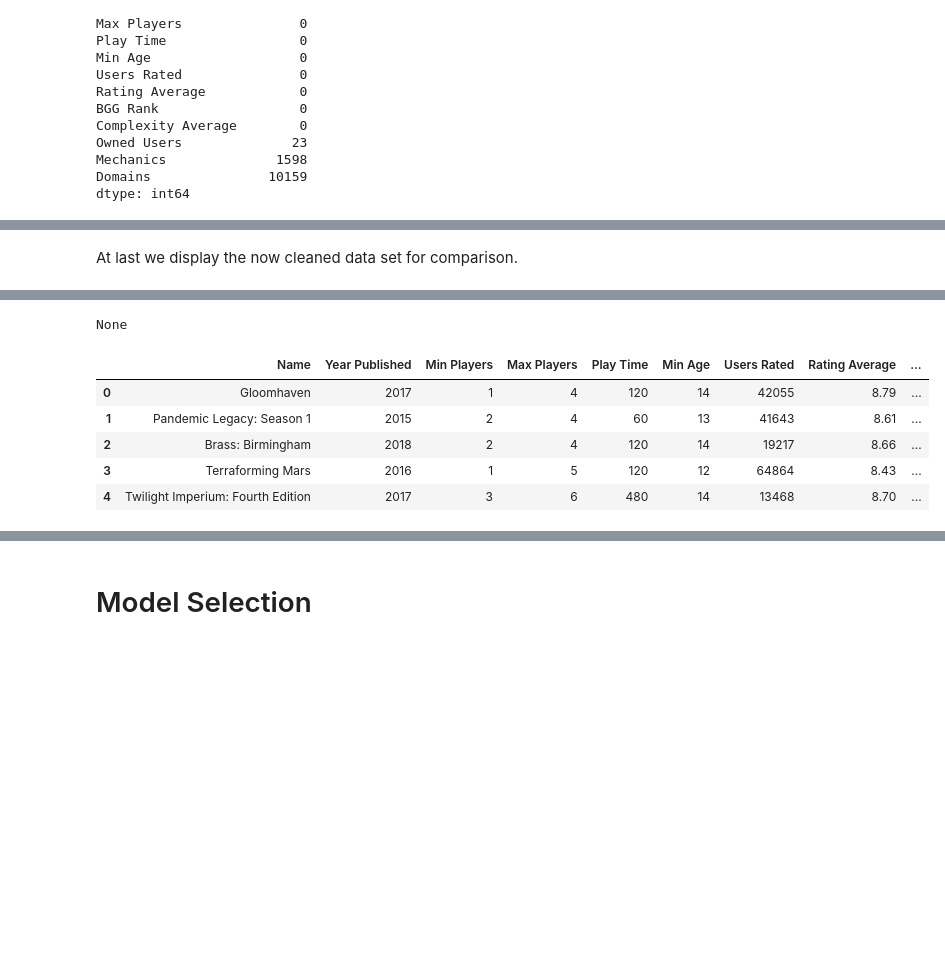
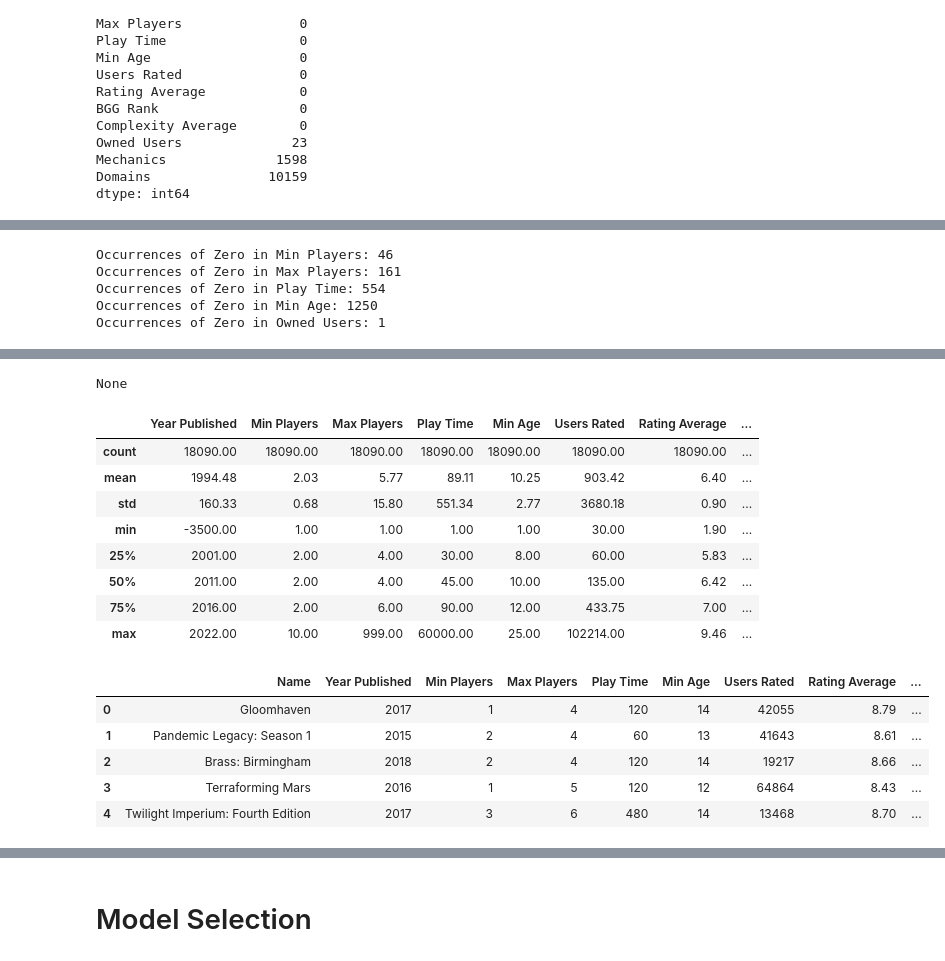
Before and after one commit to AlexanderAdel/dopp-board-games, a Jupyter notebook: jupyter-notebook.ipynb, the cells around one changed output, grey strips where cells are left out. Saved outputs shown, nothing was run; the diff lists cells and outputs as text; code cells hidden in the pictures; blank space fills up the shorter version.

```diff
--- a/jupyter-notebook.ipynb
+++ b/jupyter-notebook.ipynb
@@ -147,8 +182,38 @@ plt.show()
-# %% [markdown]
-At last we display the now cleaned data set for comparison.
+# %%
+# Now, missing data does not necessarily mean empty or nan but it is rather the lack of information,
+# For example, in the columns ['Min Players', 'Max Players', 'Play Time', 'Min Age', 'Owned Users']
+# The minimum value is "0" and that right there is meaningless information because it simply can't be.
+columns_to_check = ['Min Players', 'Max Players', 'Play Time', 'Min Age', 'Owned Users']
+for col in columns_to_check:
+  count = (df[col] == 0).sum()
+  print(f"Occurrences of Zero in {col}: {count}")
+
+
+# We can drop those for rows for now.
+# Drop rows where the value appears in any of the specified columns
+df = df[~df[columns_to_check].isin([0]).any(axis=1)]
+# %% [output]
+Occurrences of Zero in Min Players: 46
+Occurrences of Zero in Max Players: 161
+Occurrences of Zero in Play Time: 554
+Occurrences of Zero in Min Age: 1250
+Occurrences of Zero in Owned Users: 1
+# %%
+# To make good use of both the 'Owned Users' and the 'Users Rated'
+# We can create a new column 'Owned% Rated' and then we can use increments of 10% for visualization.
+# First, we have to make sure that all the instances of 'Owned Users' > 'Users Rated' and drop these that don't satisfy this condition.
+
+df = df[df['Users Rated'] < df['Owned Users']]
+df['Owned% Rated'] = (df['Users Rated']/df['Owned Users'])*100
+# %%
+df.reset_index(drop=True, inplace=True)
+# %%
+# Take a copy, just in case we add new columns
+df_org = df.copy()
 # %%
-# Display cleaned data set
-display(df.info())
-display(df.head())
+# Display current data set
+display(df_org.info())
+display(df_org.describe())
+display(df_org.head())
 # %% [output]
 <class 'pandas.core.frame.DataFrame'>
@@ -173,7 +239,16 @@ memory usage: 2.0+ MB
 None
-|  | Name | Year Published | Min Players | Max Players | Play Time | Min Age | Users Rated | Rating Average | ... |
-| 0 | Gloomhaven | 2017 | 1 | 4 | 120 | 14 | 42055 | 8.79 | ... |
-| 1 | Pandemic Legacy: Season 1 | 2015 | 2 | 4 | 60 | 13 | 41643 | 8.61 | ... |
-| 2 | Brass: Birmingham | 2018 | 2 | 4 | 120 | 14 | 19217 | 8.66 | ... |
-| 3 | Terraforming Mars | 2016 | 1 | 5 | 120 | 12 | 64864 | 8.43 | ... |
-| 4 | Twilight Imperium: Fourth Edition | 2017 | 3 | 6 | 480 | 14 | 13468 | 8.70 | ... |
+|  | Year Published | Min Players | Max Players | Play Time | Min Age | Users Rated | Rating Average | ... |
+| count | 18090.00 | 18090.00 | 18090.00 | 18090.00 | 18090.00 | 18090.00 | 18090.00 | ... |
+| mean | 1994.48 | 2.03 | 5.77 | 89.11 | 10.25 | 903.42 | 6.40 | ... |
+| std | 160.33 | 0.68 | 15.80 | 551.34 | 2.77 | 3680.18 | 0.90 | ... |
+| min | -3500.00 | 1.00 | 1.00 | 1.00 | 1.00 | 30.00 | 1.90 | ... |
+| 25% | 2001.00 | 2.00 | 4.00 | 30.00 | 8.00 | 60.00 | 5.83 | ... |
+| 50% | 2011.00 | 2.00 | 4.00 | 45.00 | 10.00 | 135.00 | 6.42 | ... |
+| 75% | 2016.00 | 2.00 | 6.00 | 90.00 | 12.00 | 433.75 | 7.00 | ... |
+| max | 2022.00 | 10.00 | 999.00 | 60000.00 | 25.00 | 102214.00 | 9.46 | ... |
+|  | Name | Year Published | Min Players | Max Players | Play Time | Min Age | Users Rated | Rating Average | ... |
+| 0 | Gloomhaven | 2017 | 1 | 4 | 120 | 14 | 42055 | 8.79 | ... |
+| 1 | Pandemic Legacy: Season 1 | 2015 | 2 | 4 | 60 | 13 | 41643 | 8.61 | ... |
+| 2 | Brass: Birmingham | 2018 | 2 | 4 | 120 | 14 | 19217 | 8.66 | ... |
+| 3 | Terraforming Mars | 2016 | 1 | 5 | 120 | 12 | 64864 | 8.43 | ... |
+| 4 | Twilight Imperium: Fourth Edition | 2017 | 3 | 6 | 480 | 14 | 13468 | 8.70 | ... |
```
Also changed, not shown: parts of 75 cells of this notebook, 12 other files.
